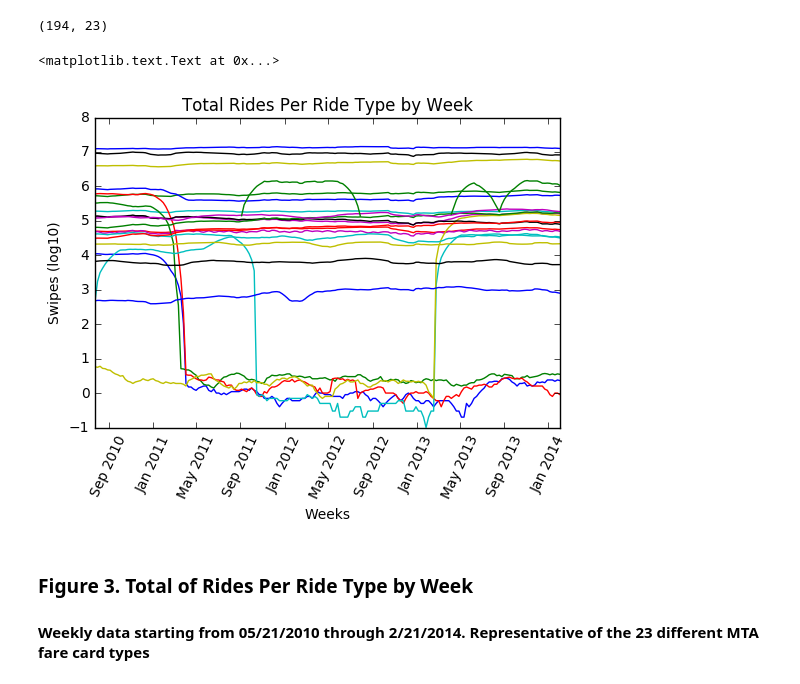
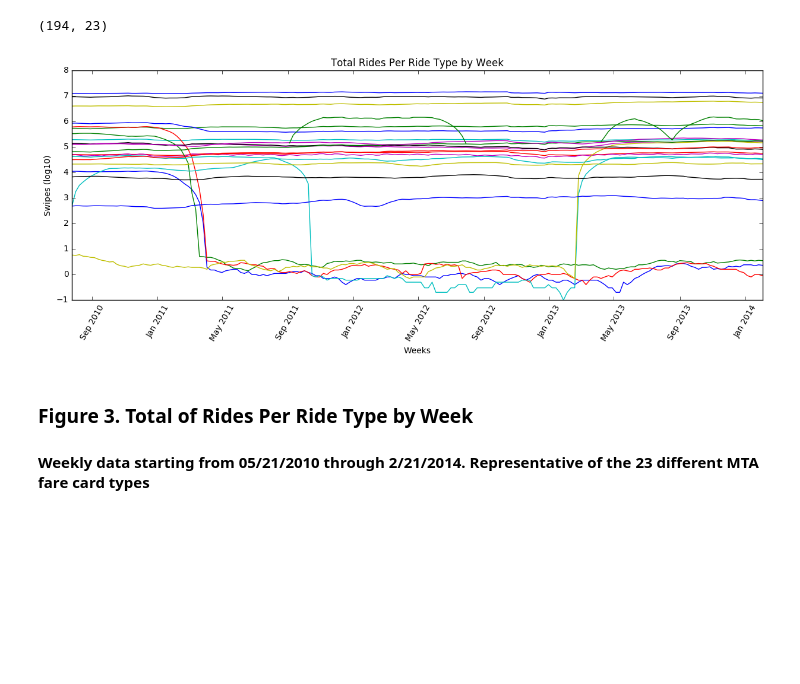
Before and after one commit to kdr276/PUI2016_kdr276, a Jupyter notebook: HW9_kdr276/Assignment_1.ipynb, the cells around one changed output. Drawn from its saved outputs; the diff is of its cells as text; code cells hidden in the pictures; blank space fills up the shorter version.

```diff
--- a/HW9_kdr276/Assignment_1.ipynb
+++ b/HW9_kdr276/Assignment_1.ipynb
@@ -124,14 +124,16 @@ ridetype = np.array(['10t', '14d', '1d', '2t', '30d', '7d', 'ada', 'afas', 'exp'
             'ff','mc','mr','month','rfm','rr','sen','spec','tcmc','t',
             'umlim','xbus','stud'])
 # %%
-pl.plot(weekinterval, np.log10(pd.stats.moments.rolling_mean(sum_allrides, 10)))
+fig=pl.figure(figsize=(15,5))
+ax=fig.add_subplot(111)
+ax.plot(weekinterval, np.log10(pd.stats.moments.rolling_mean(sum_allrides, 10)))
 pl.title('Total Rides Per Ride Type by Week')
-pl.xticks(rotation = '65')
+pl.xticks(rotation = '60')
 pl.xlabel("Weeks")
 pl.ylabel("Swipes (log10)")
+pl.legend(loc = 'best', fontsize = 'small')
 # %% [output]
-<matplotlib.text.Text at 0x...>
-[figure, old version]
+[figure, new version]
 # %% [markdown]
 ### Figure 3. Total of Rides Per Ride Type by Week
 #### Weekly data starting from 05/21/2010 through 2/21/2014. Representative of the 23 different MTA fare card types
```
Also changed, not shown: parts of 9 cells of this notebook.
